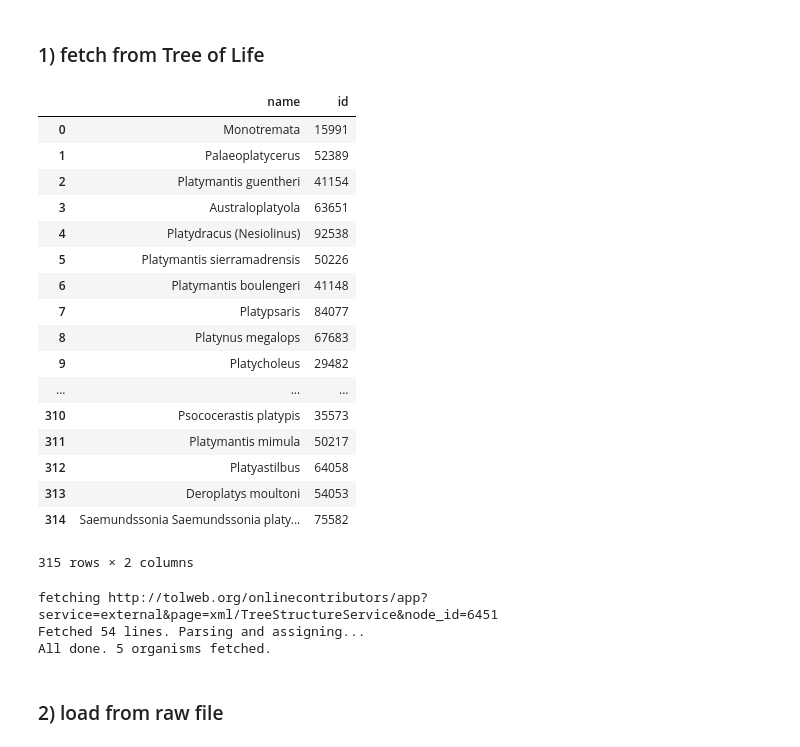
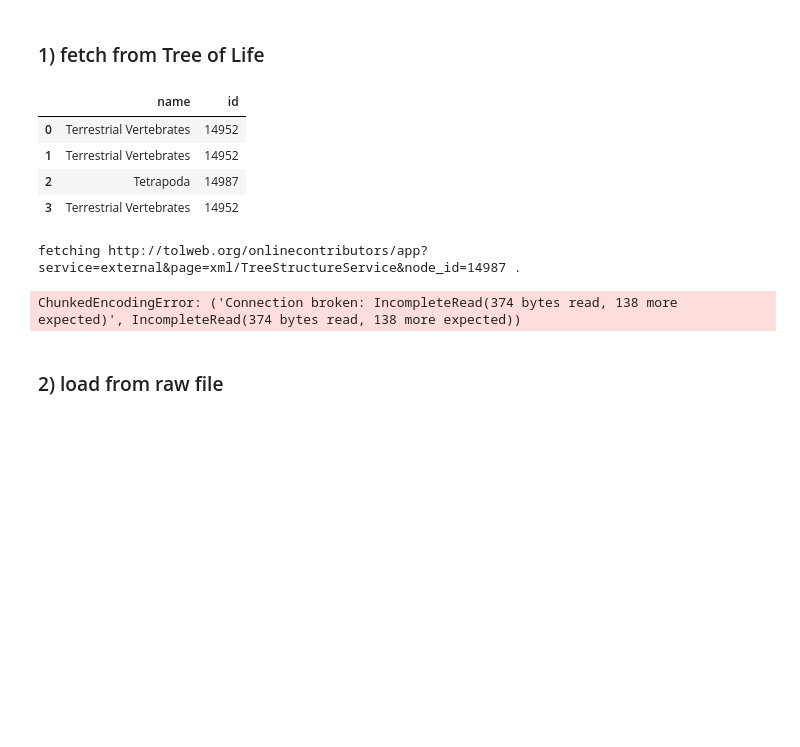
Before and after one commit to seth127/phyloGraph, a Jupyter notebook: phyloGraph.ipynb, the cells around one changed output. Cells and saved outputs as stored; diff of their text form; code cells hidden in the pictures; blank space fills up the shorter version.

```diff
--- a/phyloGraph.ipynb
+++ b/phyloGraph.ipynb
@@ -16,32 +16,18 @@ Pick one of the methods below for getting data
 # %% [markdown]
 ### 1) fetch from Tree of Life
 # %%
-pgd.search_name("platy")
+pgd.search_name("tetrapod")
 # %% [output]
 |  | name | id |
-| 0 | Monotremata | 15991 |
-| 1 | Palaeoplatycerus | 52389 |
-| 2 | Platymantis guentheri | 41154 |
-| 3 | Australoplatyola | 63651 |
-| 4 | Platydracus (Nesiolinus) | 92538 |
-| 5 | Platymantis sierramadrensis | 50226 |
-| 6 | Platymantis boulengeri | 41148 |
-| 7 | Platypsaris | 84077 |
-| 8 | Platynus megalops | 67683 |
-| 9 | Platycholeus | 29482 |
-| ... | ... | ... |
-| 310 | Psococerastis platypis | 35573 |
-| 311 | Platymantis mimula | 50217 |
-| 312 | Platyastilbus | 64058 |
-| 313 | Deroplatys moultoni | 54053 |
-| 314 | Saemundssonia Saemundssonia platy... | 75582 |
+| 0 | Terrestrial Vertebrates | 14952 |
+| 1 | Terrestrial Vertebrates | 14952 |
+| 2 | Tetrapoda | 14987 |
+| 3 | Terrestrial Vertebrates | 14952 |
-315 rows × 2 columns
 # %%
-pgd.fetch_tol_data(6451)
+pgd.fetch_tol_data(14987)
 # %% [output]
-fetching http://tolweb.org/onlinecontributors/app?service=external&page=xml/TreeStructureService&node_id=6451
-Fetched 54 lines. Parsing and assigning...
-All done. 5 organisms fetched.
+fetching http://tolweb.org/onlinecontributors/app?service=external&page=xml/TreeStructureService&node_id=14987 .
+ChunkedEncodingError: ('Connection broken: IncompleteRead(374 bytes read, 138 more expected)', IncompleteRead(374 bytes read, 138 more expected))
 # %% [markdown]
 ### 2) load from raw file
 # %%
```
Also changed, not shown: 4 other files.
